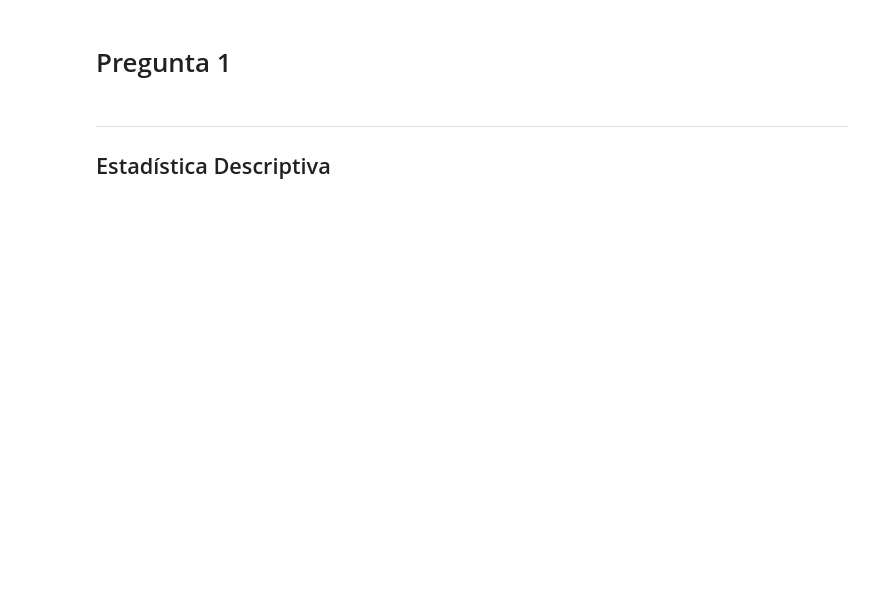
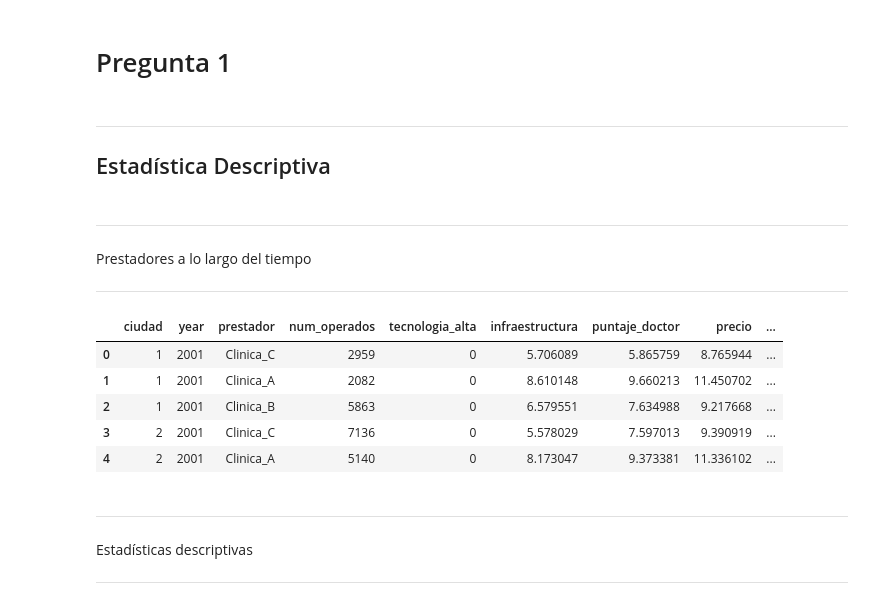
Before and after one commit to vcfq/Competencia-y-Regulaci-n, a Jupyter notebook: Pregunta1.ipynb, the cells around one changed output. Saved outputs shown, nothing was run; the diff lists cells and outputs as text; code cells hidden in the pictures; blank space fills up the shorter version.

```diff
--- a/Pregunta1.ipynb
+++ b/Pregunta1.ipynb
@@ -14,3 +14,32 @@ df_2 = pd.read_excel(url_base2)
 --------
 Estadística Descriptiva
 --------
+# %% [markdown]
+-----
+
+Prestadores a lo largo del tiempo
+
+-----
+# %%
+import matplotlib.pyplot as plt
+import seaborn as sns
+import numpy as np
+
+#merge de bases
+df = df_1.merge(df_2, on="ciudad")
+df["poblacion_total"] = df["poblacion_inicial"] * (1 + df["crecimiento_anual"]) ** (df["year"] - 2001)
+df["porcentaje_operados"] = df["num_operados"] / df["poblacion_total"]
+df.head()
+# %% [output]
+|  | ciudad | year | prestador | num_operados | tecnologia_alta | infraestructura | puntaje_doctor | precio | ... |
+| 0 | 1 | 2001 | Clinica_C | 2959 | 0 | 5.706089 | 5.865759 | 8.765944 | ... |
+| 1 | 1 | 2001 | Clinica_A | 2082 | 0 | 8.610148 | 9.660213 | 11.450702 | ... |
+| 2 | 1 | 2001 | Clinica_B | 5863 | 0 | 6.579551 | 7.634988 | 9.217668 | ... |
+| 3 | 2 | 2001 | Clinica_C | 7136 | 0 | 5.578029 | 7.597013 | 9.390919 | ... |
+| 4 | 2 | 2001 | Clinica_A | 5140 | 0 | 8.173047 | 9.373381 | 11.336102 | ... |
+# %% [markdown]
+---
+
+Estadísticas descriptivas
+
+---
```
Also changed, not shown: parts of 14 cells of this notebook.
